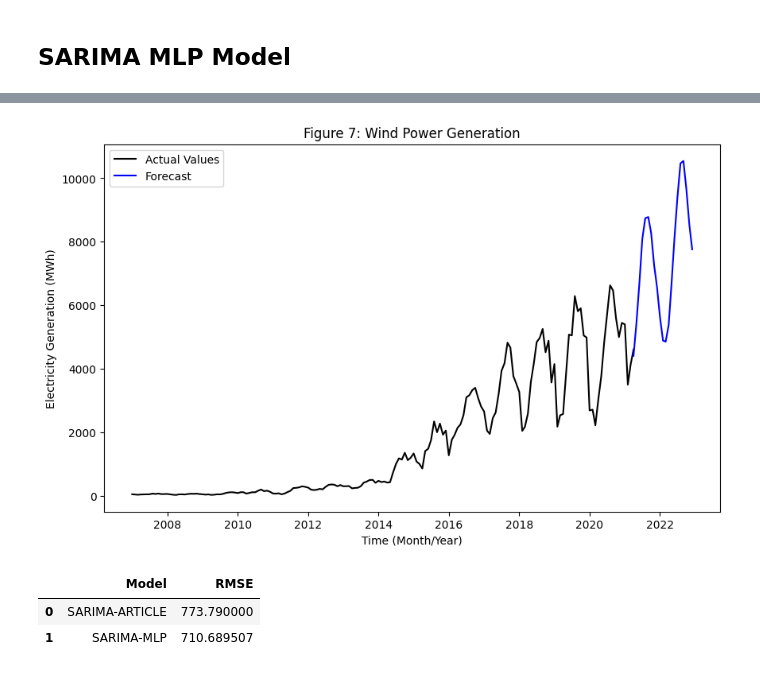
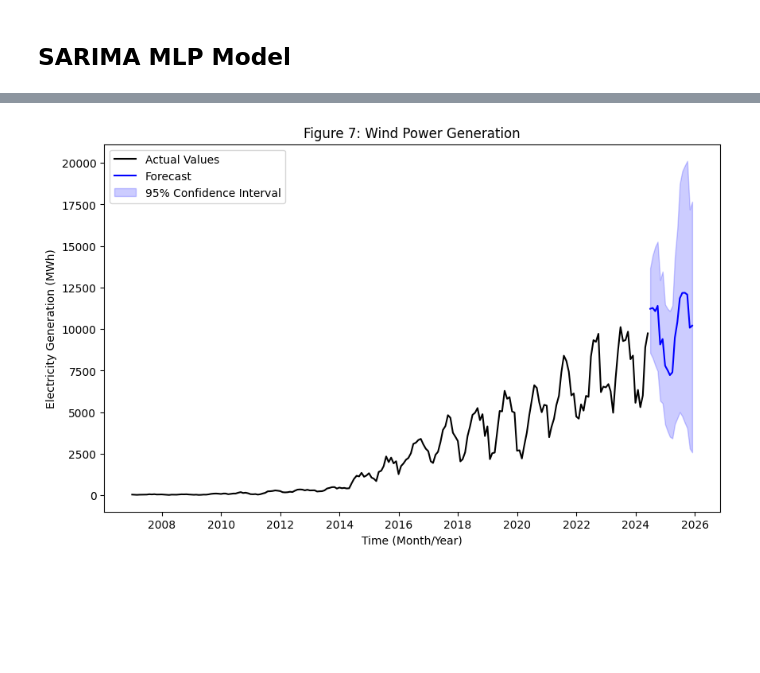
Before and after one commit to pedronatanaelfs/energy_project, a Jupyter notebook: notebooks/data_modeling_ARTICLE.ipynb, the cells around one changed output, grey strips where cells are left out. Saved outputs shown, nothing was run; the diff lists cells and outputs as text; code cells hidden in the pictures; blank space fills up the shorter version.

```diff
--- a/notebooks/data_modeling_ARTICLE.ipynb
+++ b/notebooks/data_modeling_ARTICLE.ipynb
@@ -809,5 +863,5 @@ testPredict_df
 # %%
-start_weight = 1000
+start_weight = -5000
 end_weight = 5000
 step = 1
 
@@ -817,7 +871,7 @@ best_weight = None
 # Loop for possible weights
 for weight in np.arange(start_weight, end_weight + step, step):
     # Calculate combined predictions
-    combined_predictions = predictions_inv_df['predicted_mean'] + weight * testPredict_df['Predictions']
+    combined_predictions = SARIMA_pred_test + weight * testPredict_df['Predictions']
 
     # Calculate RMSE
     current_rmse = rmse_scorer(test['generation_value'], combined_predictions)
@@ -857,6 +891,6 @@ predictions_future_inv
 # %%
-# Make future predictions from July 2024 to December 2025
-future_steps = 21  # Number of months from July 2024 to December 2025
+# Make future predictions from April 2023 to June 2024
+future_steps = 15  # Number of months from April 2023 to June 2024
 last_window = values[-look_back:].reshape(1, -1)
 
 future_predictions_resid = []
@@ -868,7 +902,7 @@ for _ in range(future_steps):
 future_predictions_resid = np.array(future_predictions_resid).reshape(-1, 1)
 
 # Create a DataFrame for future predictions
-future_dates = pd.date_range(start='2021-04-01', periods=future_steps, freq='MS')
+future_dates = pd.date_range(start='2023-04-01', periods=future_steps, freq='MS')
 future_df_resid = pd.DataFrame(data=future_predictions_resid, index=future_dates, columns=['generation_value'])
 
 future_df_resid
@@ -914,0 +1059,20 @@ Freq: MS, dtype: float64
+# %%
+values = SARIMA_resid_future.values.reshape(-1, 1)
+
+# Make future predictions from July 2024 to December 2025
+future_steps = 18  # Number of months from July 2024 to December 2025
+last_window = values[-look_back:].reshape(1, -1)
+
+future_predictions_resid = []
+for _ in range(future_steps):
+    next_prediction = best_mlp.predict(last_window)
+    future_predictions_resid.append(next_prediction[0])
+    last_window = np.append(last_window[:, 1:], next_prediction).reshape(1, -1)
+
+future_predictions_resid = np.array(future_predictions_resid).reshape(-1, 1)
+
+# Create a DataFrame for future predictions
+future_dates = pd.date_range(start='2024-07-01', periods=future_steps, freq='MS')
+future_df_resid = pd.DataFrame(data=future_predictions_resid, index=future_dates, columns=['generation_value'])
+
+future_df_resid
@@ -914,0 +1097,4 @@ Freq: MS, dtype: float64
+# %%
+combined_predictions = SARIMA_pred_future['Forecast'] + best_weight * future_df_resid['generation_value']
+
+combined_predictions
@@ -915,26 +1121,13 @@ Freq: MS, dtype: float64
 # %%
 # Plot of actual, fitted, and forecasted values
 plt.figure(figsize=(10, 6))
-plt.plot(df.index, df['generation_value'], color='black', label='Actual Values')
-#plt.plot(df.index, inv_boxcox(model_fit.fittedvalues, fitted_lambda), color='red', label='Model Fit')
+plt.plot(df_total.index, df_inv, color='black', label='Actual Values')
 plt.plot(combined_predictions.index, combined_predictions, color='blue', label='Forecast')
-#plt.fill_between(forecast_df.index, lower_bound, upper_bound, color='blue', alpha=0.2, label='95% Confidence Interval')
+plt.fill_between(forecast_df.index, lower_bound, upper_bound, color='blue', alpha=0.2, label='95% Confidence Interval')
 plt.legend()
 plt.title('Figure 7: Wind Power Generation')
 plt.xlabel('Time (Month/Year)')
 plt.ylabel('Electricity Generation (MWh)')
 plt.show()
 # %% [output]
-[figure, old version]
+[figure, new version]
-# %%
-data = {
-    "Model": ["SARIMA-ARTICLE", "SARIMA-MLP"],
-    "RMSE": [SARIMA_RMSE_ARTICLE, SARIMA_MLP_RMSE]
-}
-
-rmse_df = pd.DataFrame(data)
-rmse_df
-# %% [output]
-|  | Model | RMSE |
-| 0 | SARIMA-ARTICLE | 773.790000 |
-| 1 | SARIMA-MLP | 710.689507 |
```
Also changed, not shown: parts of 47 cells of this notebook, 14 other files.
